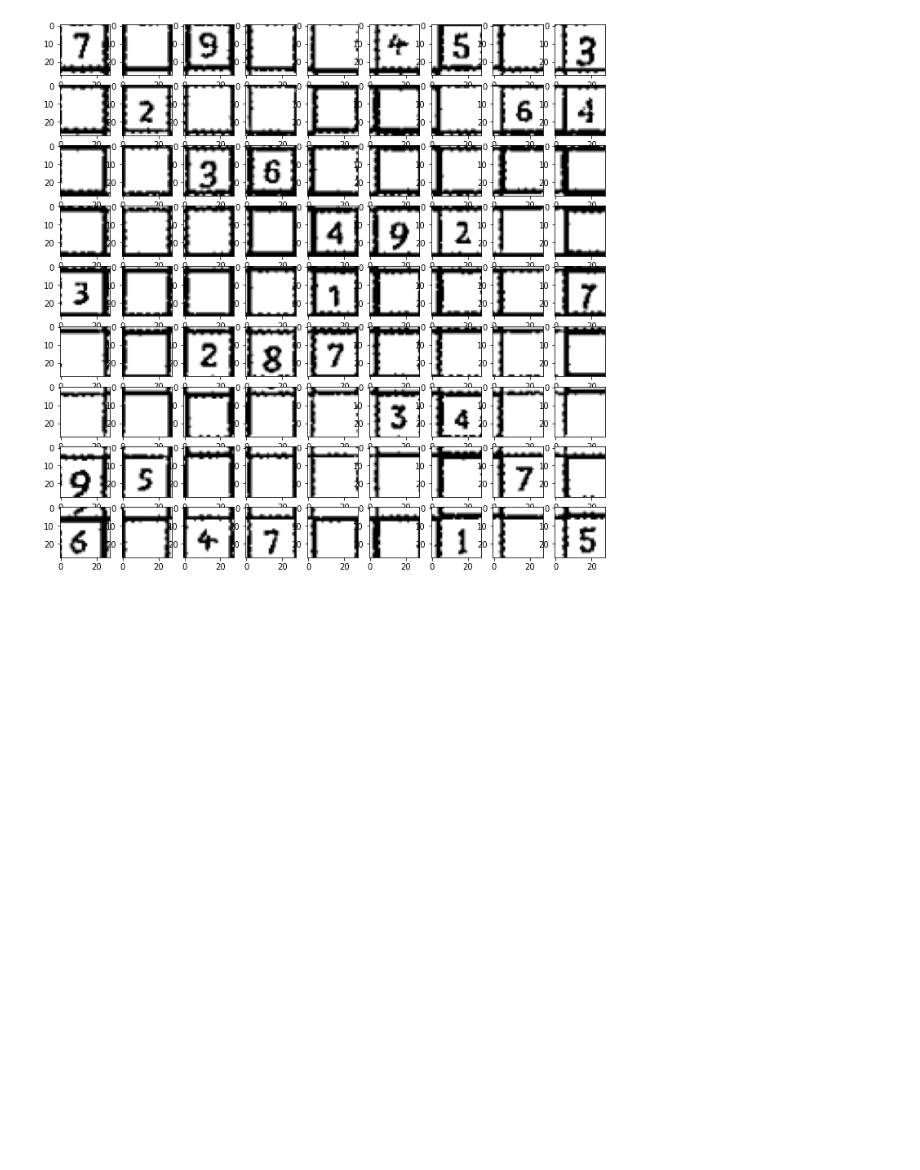
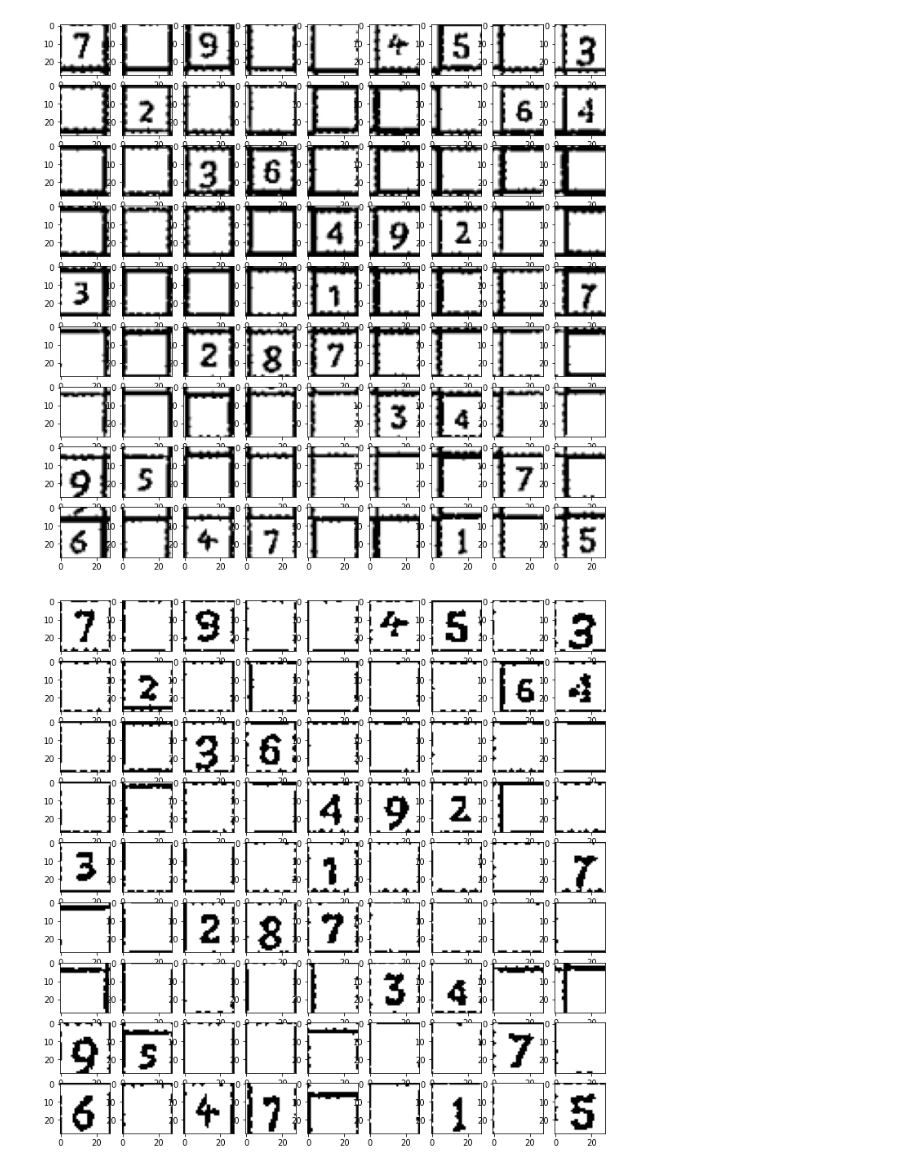
Before and after one commit to wessam611/sudoku_cv_solver, a Jupyter notebook: review.ipynb, the cells around one changed output. Cells and saved outputs as stored; diff of their text form; code cells hidden in the pictures; blank space fills up the shorter version.

Commit message:
added box_refine to pipeline

```diff
--- a/review.ipynb
+++ b/review.ipynb
@@ -64,3 +64,18 @@ for imgs in im_load:
     c += 1
 # %% [output]
 [figure]
+# %%
+im_load = im_load.map(boxes_refine)
+# %%
+c = 0
+for imgs in im_load:
+    plt.figure(figsize=(12, 12))
+    for i in range(81):
+        plt.subplot(9, 9, i+1)
+        plt.imshow(imgs[0][i], cmap='gray')
+    plt.show()
+    if c == 0:
+        break
+    c += 1
+# %% [output]
+[figure, added]
```
Also changed, not shown: parts of 1 cell of this notebook, 1 other file.
